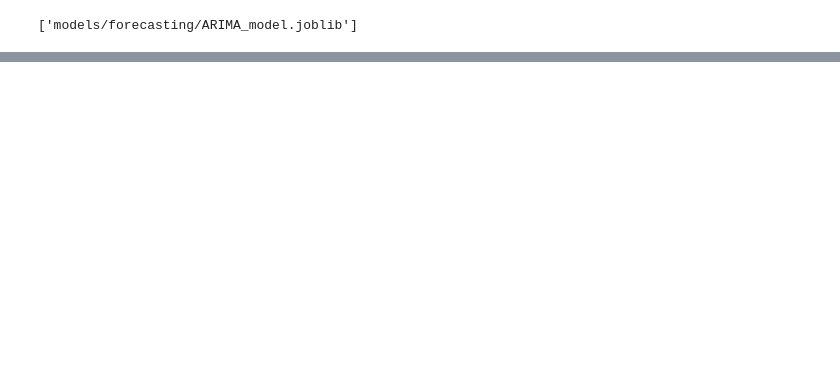
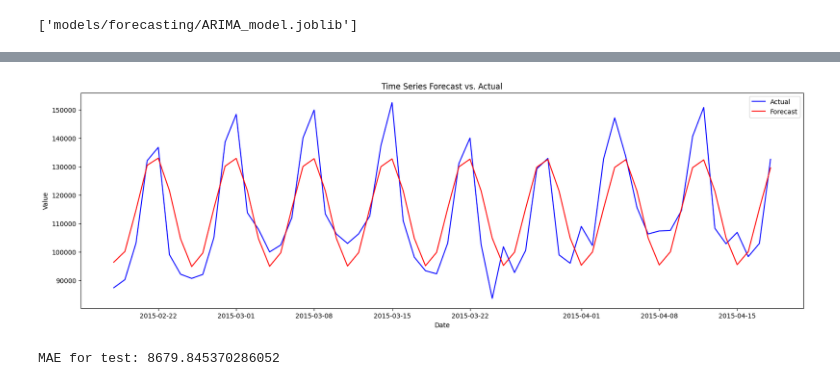
Before and after one commit to daniel-alexandr/Assignment2_ML_as_a_service, a Jupyter notebook: notebooks/forecasting/alexander_daniel-24591214-ARIMA_forecasting.ipynb, the cells around one changed output, grey strips where cells are left out. Drawn from its saved outputs; the diff is of its cells as text; code cells hidden in the pictures; blank space fills up the shorter version.

```diff
--- a/notebooks/forecasting/alexander_daniel-24591214-ARIMA_forecasting.ipynb
+++ b/notebooks/forecasting/alexander_daniel-24591214-ARIMA_forecasting.ipynb
@@ -207,0 +157,16 @@ Freq: D, dtype: float64
+# %%
+#  Grabbing the date from test_df
+
+date=test_df.reset_index()['date']
+date_list=date.to_list()
+# %%
+#  Creating the prediction for the test_df
+
+test_df['prediction']=0
+
+
+for date in date_list:
+    pred=results.predict(date)[0]
+    test_df.loc[date,'prediction']=pred
+
+test_df.head()
@@ -207,0 +186,29 @@ Freq: D, dtype: float64
+# %%
+import matplotlib.pyplot as plt
+
+# Assuming y_true and y_pred are your real and predicted values
+plt.figure(figsize=(20, 6))
+
+# Plot the actual test data
+plt.plot(test_df.index, test_df['revenue'], label='Actual', color='blue')
+
+# Plot the forecasted data
+plt.plot(test_df.index, test_df['prediction'], label='Forecast', color='red')
+
+# Add labels and a legend
+plt.xlabel('Date')
+plt.ylabel('Value')
+plt.legend()
+
+# Show the plot
+plt.title('Time Series Forecast vs. Actual')
+plt.show()
+# %% [output]
+[figure, added]
+# %%
+from sklearn.metrics import mean_absolute_error
+
+mae_test = mean_absolute_error(test_df['revenue'], test_df['prediction'])
+print(f"MAE for test: {mae_test} ")
+# %% [output]
+MAE for test: 8679.845370286052
```
Also changed, not shown: parts of 9 cells of this notebook, 3 other files.
